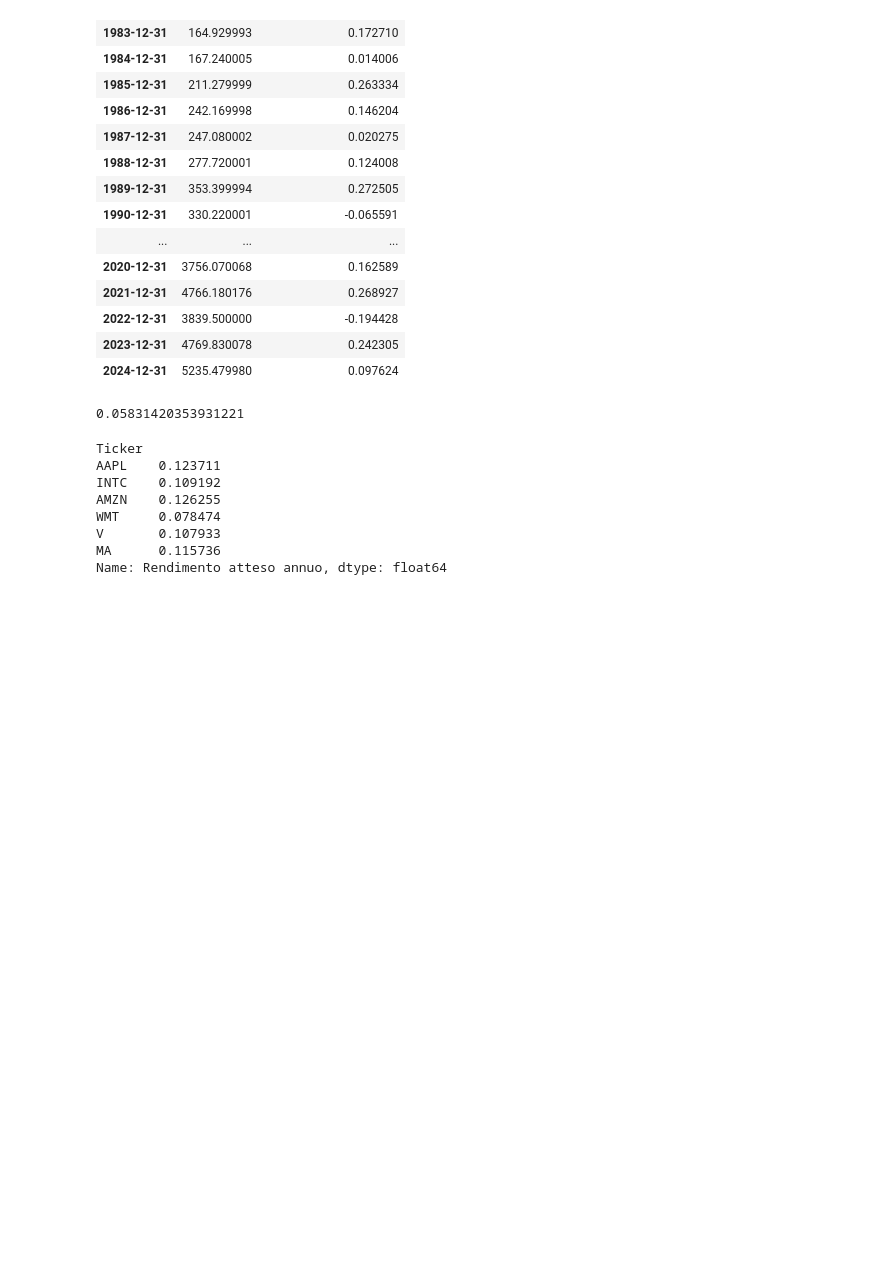
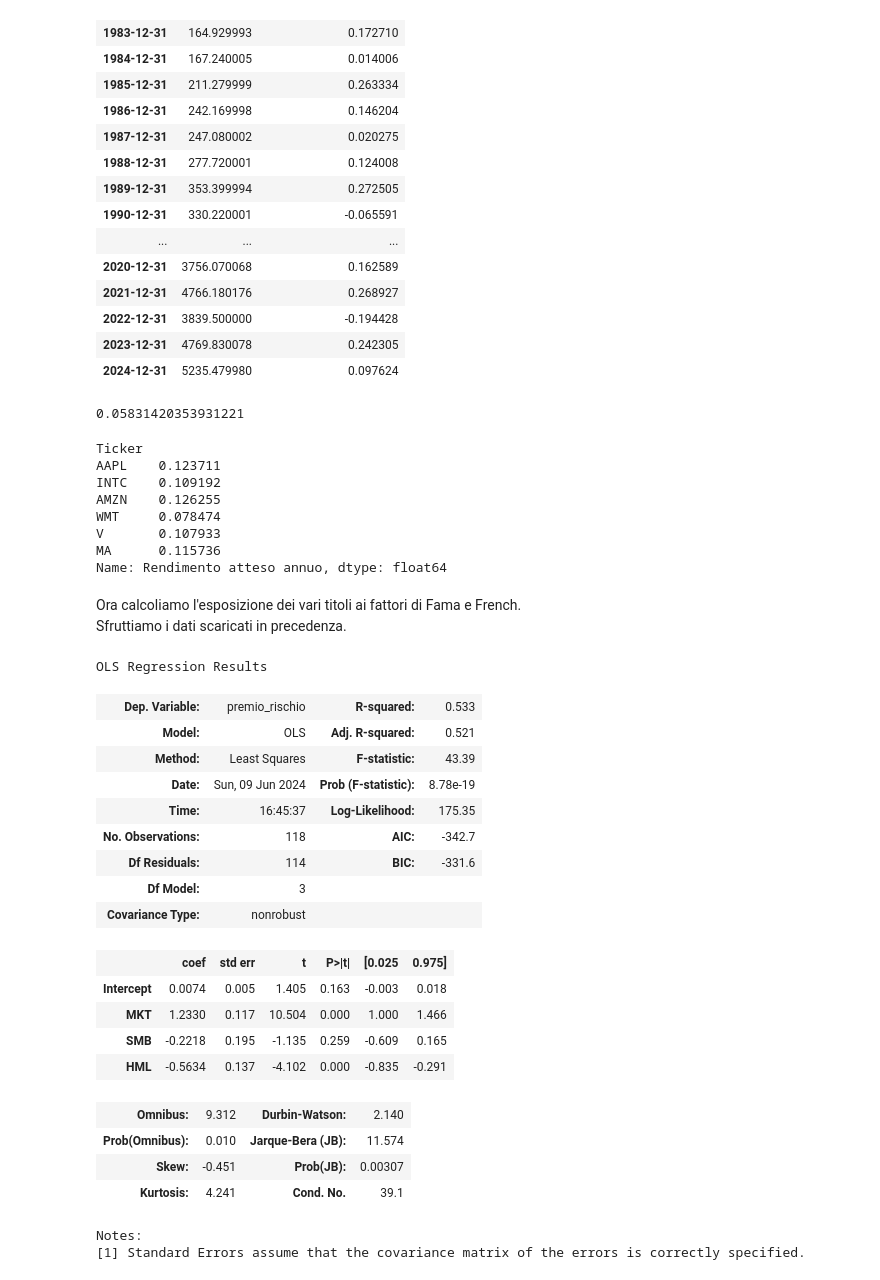
Before and after one commit to Pynci/business-intelligence, a Jupyter notebook: progetto/progetto.ipynb, the cells around one changed output. Cells and saved outputs as stored; diff of their text form; code cells hidden in the pictures; blank space fills up the shorter version.

Commit message:
Scritta funzione per effettuare fama french

```diff
--- a/progetto/progetto.ipynb
+++ b/progetto/progetto.ipynb
@@ -932,3 +933,49 @@ WMT     0.078474
 V       0.107933
 MA      0.115736
 Name: Rendimento atteso annuo, dtype: float64
+# %% [markdown]
+Ora calcoliamo l'esposizione dei vari titoli ai fattori di Fama e French. <br>
+Sfruttiamo i dati scaricati in precedenza.
+# %%
+def regressione_fama_french(ticker, dati_mensili_titoli, dati_fama_french):
+    # Step 1: Pulire i dati
+    dati_mensili_titoli = dati_mensili_titoli.dropna()
+    dati_fama_french = dati_fama_french.dropna()
+    dati_fama_french = dati_fama_french.rename(columns={'Mkt-RF': 'MKT'})
+
+    # Step 2: Unire i dati basandosi sulle date
+    merged_data = dati_mensili_titoli.join(dati_fama_french)
+    merged_data.rename(columns={'Premio di rischio': 'premio_rischio'}, inplace=True)
+
+    # Step 3: Filtrare i dati per il ticker specificato
+    dati = merged_data.loc[ticker]
+
+    results = smf.ols(formula = 'premio_rischio ~ MKT + SMB + HML', data = dati).fit()
+    display(results.summary())
+
+    # Restituire i coefficienti del modello e i valori t
+    return results.params, results.tvalues
+
+params, tvalues = regressione_fama_french('AAPL', dati_mensili_titoli, fama_french_mensile)
+# %% [output]
+OLS Regression Results
+| Dep. Variable: | premio_rischio | R-squared: | 0.533 |
+| Model: | OLS | Adj. R-squared: | 0.521 |
+| Method: | Least Squares | F-statistic: | 43.39 |
+| Date: | Sun, 09 Jun 2024 | Prob (F-statistic): | 8.78e-19 |
+| Time: | 16:45:37 | Log-Likelihood: | 175.35 |
+| No. Observations: | 118 | AIC: | -342.7 |
+| Df Residuals: | 114 | BIC: | -331.6 |
+| Df Model: | 3 |  |  |
+| Covariance Type: | nonrobust |  |  |
+|  | coef | std err | t | P>|t| | [0.025 | 0.975] |
+| Intercept | 0.0074 | 0.005 | 1.405 | 0.163 | -0.003 | 0.018 |
+| MKT | 1.2330 | 0.117 | 10.504 | 0.000 | 1.000 | 1.466 |
+| SMB | -0.2218 | 0.195 | -1.135 | 0.259 | -0.609 | 0.165 |
+| HML | -0.5634 | 0.137 | -4.102 | 0.000 | -0.835 | -0.291 |
+| Omnibus: | 9.312 | Durbin-Watson: | 2.140 |
+| Prob(Omnibus): | 0.010 | Jarque-Bera (JB): | 11.574 |
+| Skew: | -0.451 | Prob(JB): | 0.00307 |
+| Kurtosis: | 4.241 | Cond. No. | 39.1 |
+Notes:
+[1] Standard Errors assume that the covariance matrix of the errors is correctly specified.
```
Also changed, not shown: parts of 3 cells of this notebook, 1 other file.
